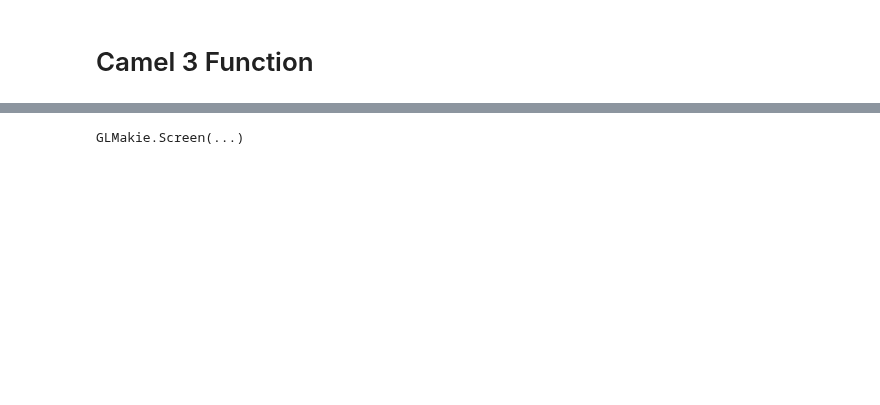
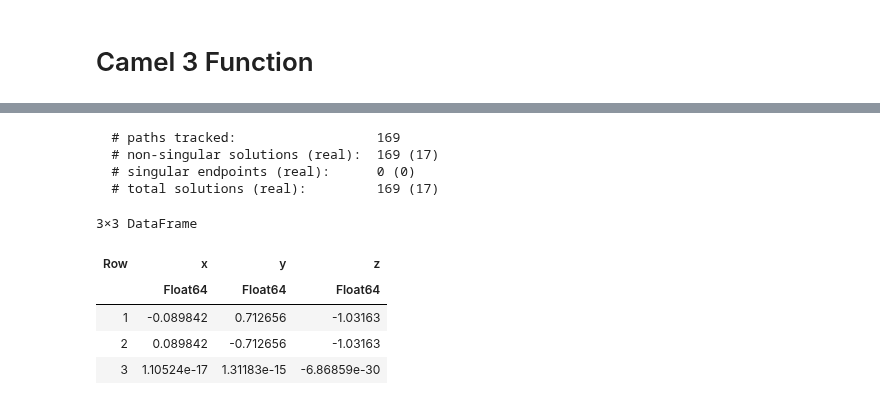
Before and after one commit to gescholt/Globtim.jl, a Jupyter notebook: Examples/Exact/Camel_2d.ipynb, the cells around one changed output, grey strips where cells are left out. Drawn from its saved outputs; the diff is of its cells as text; code cells hidden in the pictures; blank space fills up the shorter version.

Commit message:
new exact examples

```diff
--- a/Examples/Exact/Camel_2d.ipynb
+++ b/Examples/Exact/Camel_2d.ipynb
@@ -60,3 +20,0 @@ The system is of degree: 5
-# %%
-Real_sol_lstsq = HomotopyContinuation.solve(sys)
-real_pts = HomotopyContinuation.real_solutions(Real_sol_lstsq; only_real=true, multiple_results=false);
@@ -70,0 +21,7 @@ Computing mixed cells... 6    Time: 0:00:00
+# %%
+d = 14 # Initial Degree
+SMPL = 40 # Number of samples
+center = [0.0, 0.0]
+TR = test_input(n, center, (alpha, delta), tol_l2, (0.0, 0.0), scale_factor, 1.0, f)
+pol_cheb = Constructor(TR, d, GN=SMPL, basis=:chebyshev)
+pol_lege = Constructor(TR, d, GN=SMPL, basis=:legendre);
@@ -71,8 +123,28 @@ Computing mixed cells... 6    Time: 0:00:00
 # %%
-condition(point) = -1 < point[1] < 1 && -1 < point[2] < 1
-filtered_points = filter(condition, real_pts) # Filter points using the filter function
-# Colllect the critical points of the approximant
-h_x = Float64[point[1] for point in filtered_points] # Initialize the x vector for critical points of approximant
-h_y = Float64[point[2] for point in filtered_points] # Initialize the y vector
-h_z = map(p -> f([p[1], p[2]]), zip(scale_factor * h_x, scale_factor * h_y))
-df = DataFrame(x=scale_factor * h_x, y=scale_factor * h_y, z=h_z); # Create a DataFrame
+real_pts_cheb = solve_polynomial_system(x, n, d, pol_cheb.coeffs; basis=:chebyshev, bigint=true)
+real_pts_lege = solve_polynomial_system(x, n, d, pol_lege.coeffs; basis=:legendre, bigint=true)
+function process_critical_points(real_pts, f, scale_factor)
+    solutions = real_pts[1]  # Extract solutions from tuple
+    condition(point) = -1 < point[1] < 1 && -1 < point[2] < 1
+    filtered_points = filter(condition, solutions)
+
+    h_x = Float64[point[1] for point in filtered_points]
+    h_y = Float64[point[2] for point in filtered_points]
+    h_z = map(p -> f([p[1], p[2]]), zip(scale_factor * h_x, scale_factor * h_y))
+
+    DataFrame(x=scale_factor * h_x, y=scale_factor * h_y, z=h_z)
+end
+# Usage example:
+df_cheb = process_critical_points(real_pts_cheb, f, scale_factor)
+df_lege = process_critical_points(real_pts_lege, f, scale_factor)
+# %% [output]
+  # paths tracked:                  169
+  # non-singular solutions (real):  169 (17)
+  # singular endpoints (real):      0 (0)
+  # total solutions (real):         169 (17)
+3×3 DataFrame
+| Row | x | y | z |
+|  | Float64 | Float64 | Float64 |
+| 1 | -0.089842 | 0.712656 | -1.03163 |
+| 2 | 0.089842 | -0.712656 | -1.03163 |
+| 3 | 1.10524e-17 | 1.31183e-15 | -6.86859e-30 |
@@ -84,18 +150,0 @@ z_coords = poly_approx.z;
-# %%
-if size(coords)[2] == 2  # Plot the 3D scatter plot if the dimensions are 2
-    fig = Figure(size=(800, 600))
-    ax = Axis3(fig[1, 1], title="Camel Sample Points", xlabel="X-axis", ylabel="Y-axis", zlabel="Z-axis")
-
-    # Plot the sampled data with a darker core
-    scatter!(ax, coords[:, 1], coords[:, 2], z_coords, markersize=2, color=:black, label="Sampled Data Core")
-
-    # Plot the sampled data with adjusted size and color to create a halo effect
-    scatter!(ax, coords[:, 1], coords[:, 2], z_coords, markersize=4, color=z_coords, colormap=:viridis, label="Sampled Data Halo")
-
-    # Plot the exact approximant critical points with adjusted size
-    scatter!(ax, df.x, df.y, df.z, markersize=10, color=:red, label="Exact approximant critical points")
-
-    display(fig)
-end
-# %% [output]
-GLMakie.Screen(...)
```
Also changed, not shown: parts of 9 cells of this notebook, 6 other files.
